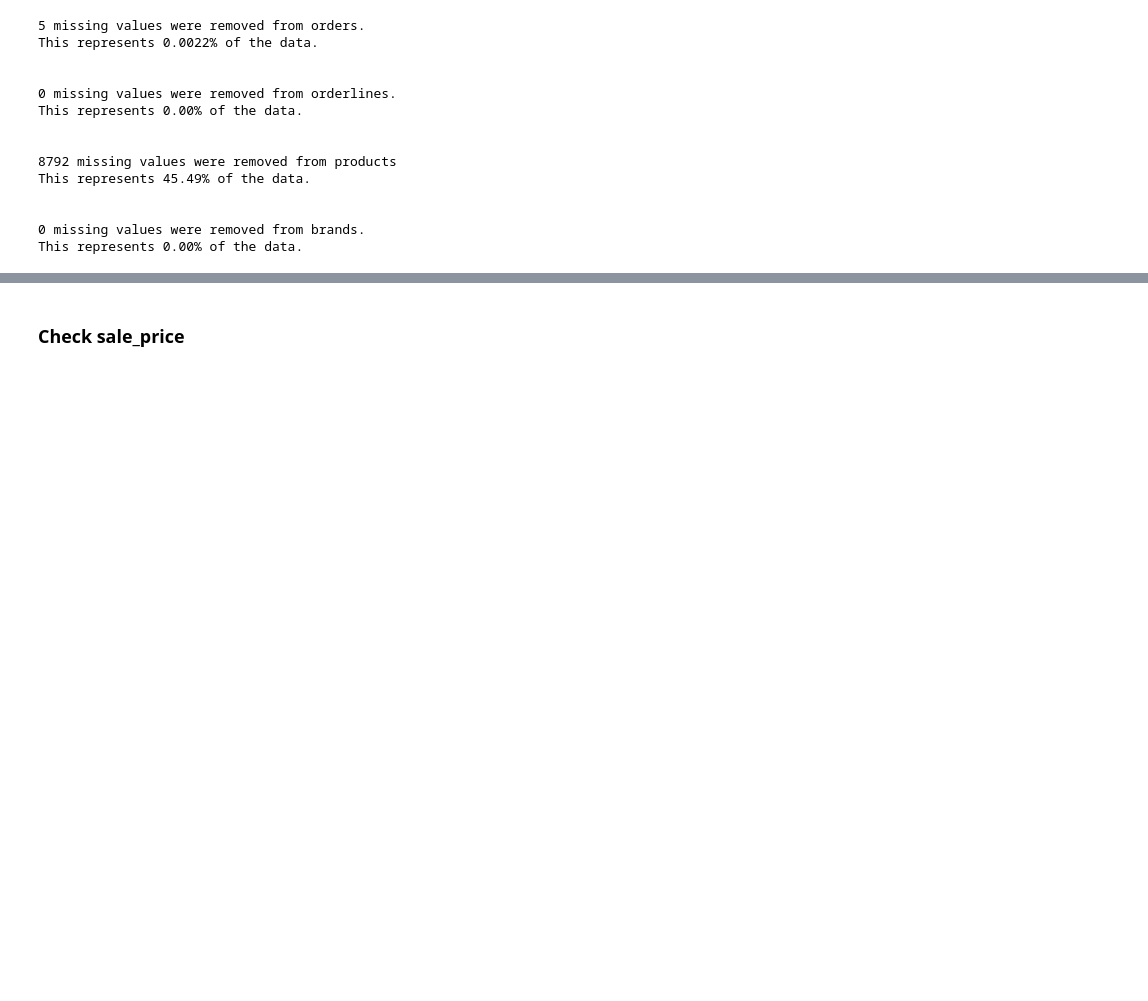
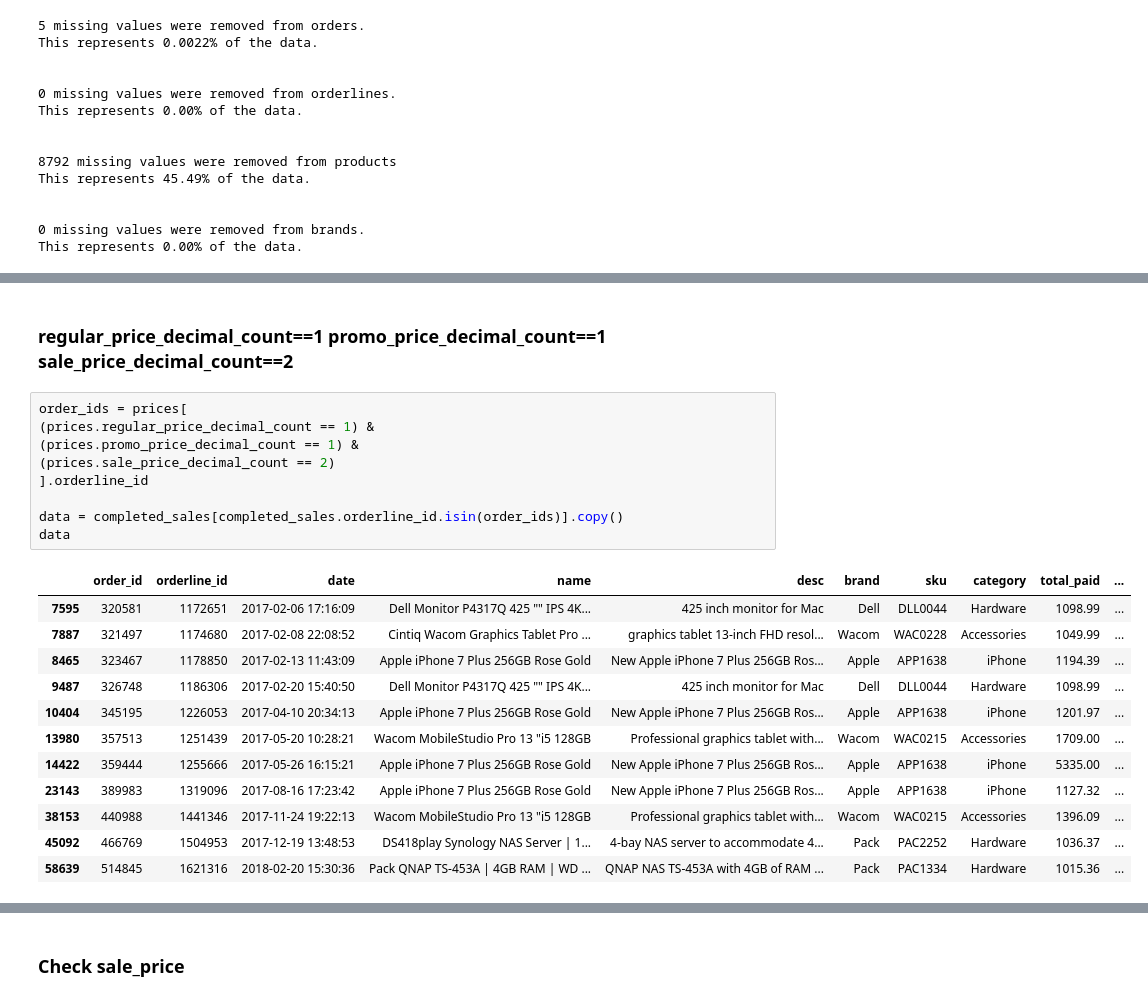
Before and after one commit to Donal-Flanagan/Eniac_discount_analysis, a Jupyter notebook: notebooks/2 - price_cleaning_munge/decimal_values.ipynb, the cells around one changed output, grey strips where cells are left out. Cells and saved outputs as stored; diff of their text form; blank space fills up the shorter version.

```diff
--- a/notebooks/2 - price_cleaning_munge/decimal_values.ipynb
+++ b/notebooks/2 - price_cleaning_munge/decimal_values.ipynb
@@ -75,0 +670,24 @@ prices[['regular_price_decimal_count', 'promo_price_decimal_count', 'sale_price_
+# %% [markdown]
+### regular_price_decimal_count==1	promo_price_decimal_count==1	sale_price_decimal_count==2
+# %%
+order_ids = prices[
+(prices.regular_price_decimal_count == 1) &
+(prices.promo_price_decimal_count == 1) &
+(prices.sale_price_decimal_count == 2)
+].orderline_id
+
+data = completed_sales[completed_sales.orderline_id.isin(order_ids)].copy()
+data
+# %% [output]
+|  | order_id | orderline_id | date | name | desc | brand | sku | category | total_paid | ... |
+| 7595 | 320581 | 1172651 | 2017-02-06 17:16:09 | Dell Monitor P4317Q 425 "" IPS 4K... | 425 inch monitor for Mac | Dell | DLL0044 | Hardware | 1098.99 | ... |
+| 7887 | 321497 | 1174680 | 2017-02-08 22:08:52 | Cintiq Wacom Graphics Tablet Pro ... | graphics tablet 13-inch FHD resol... | Wacom | WAC0228 | Accessories | 1049.99 | ... |
+| 8465 | 323467 | 1178850 | 2017-02-13 11:43:09 | Apple iPhone 7 Plus 256GB Rose Gold | New Apple iPhone 7 Plus 256GB Ros... | Apple | APP1638 | iPhone | 1194.39 | ... |
+| 9487 | 326748 | 1186306 | 2017-02-20 15:40:50 | Dell Monitor P4317Q 425 "" IPS 4K... | 425 inch monitor for Mac | Dell | DLL0044 | Hardware | 1098.99 | ... |
+| 10404 | 345195 | 1226053 | 2017-04-10 20:34:13 | Apple iPhone 7 Plus 256GB Rose Gold | New Apple iPhone 7 Plus 256GB Ros... | Apple | APP1638 | iPhone | 1201.97 | ... |
+| 13980 | 357513 | 1251439 | 2017-05-20 10:28:21 | Wacom MobileStudio Pro 13 "i5 128GB | Professional graphics tablet with... | Wacom | WAC0215 | Accessories | 1709.00 | ... |
+| 14422 | 359444 | 1255666 | 2017-05-26 16:15:21 | Apple iPhone 7 Plus 256GB Rose Gold | New Apple iPhone 7 Plus 256GB Ros... | Apple | APP1638 | iPhone | 5335.00 | ... |
+| 23143 | 389983 | 1319096 | 2017-08-16 17:23:42 | Apple iPhone 7 Plus 256GB Rose Gold | New Apple iPhone 7 Plus 256GB Ros... | Apple | APP1638 | iPhone | 1127.32 | ... |
+| 38153 | 440988 | 1441346 | 2017-11-24 19:22:13 | Wacom MobileStudio Pro 13 "i5 128GB | Professional graphics tablet with... | Wacom | WAC0215 | Accessories | 1396.09 | ... |
+| 45092 | 466769 | 1504953 | 2017-12-19 13:48:53 | DS418play Synology NAS Server | 1... | 4-bay NAS server to accommodate 4... | Pack | PAC2252 | Hardware | 1036.37 | ... |
+| 58639 | 514845 | 1621316 | 2018-02-20 15:30:36 | Pack QNAP TS-453A | 4GB RAM | WD ... | QNAP NAS TS-453A with 4GB of RAM ... | Pack | PAC1334 | Hardware | 1015.36 | ... |
```
Also changed, not shown: parts of 80 cells of this notebook, 1 other file.
